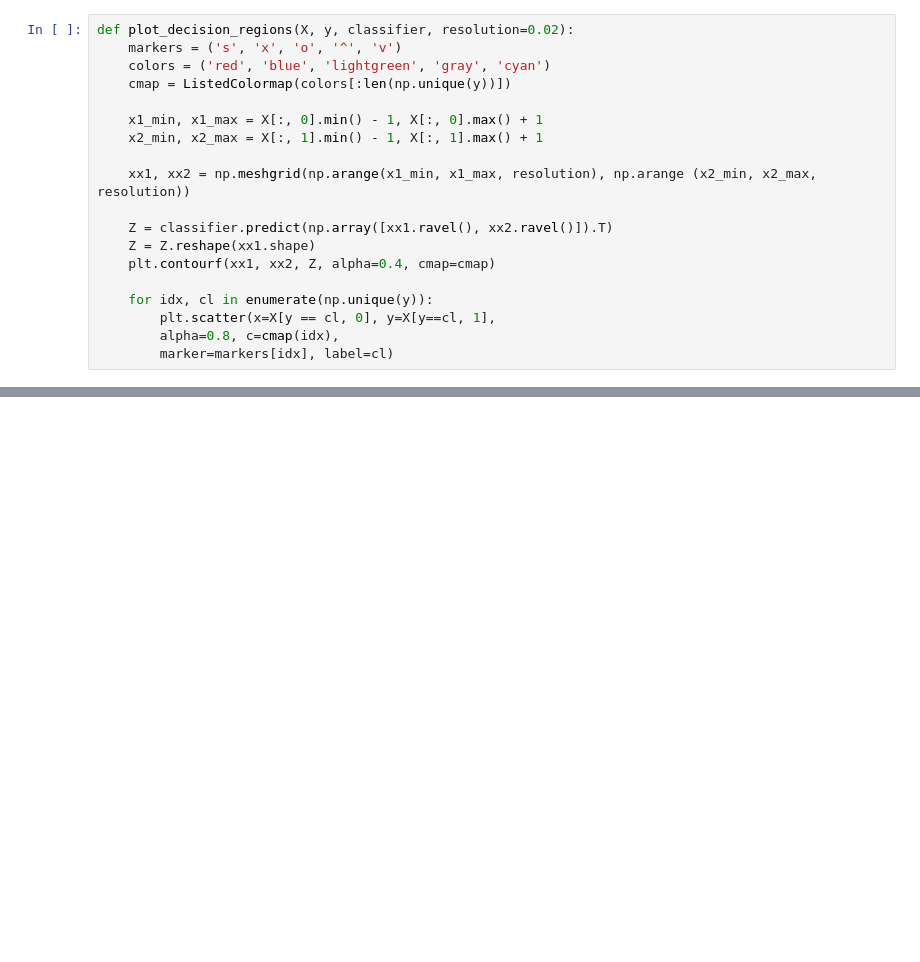
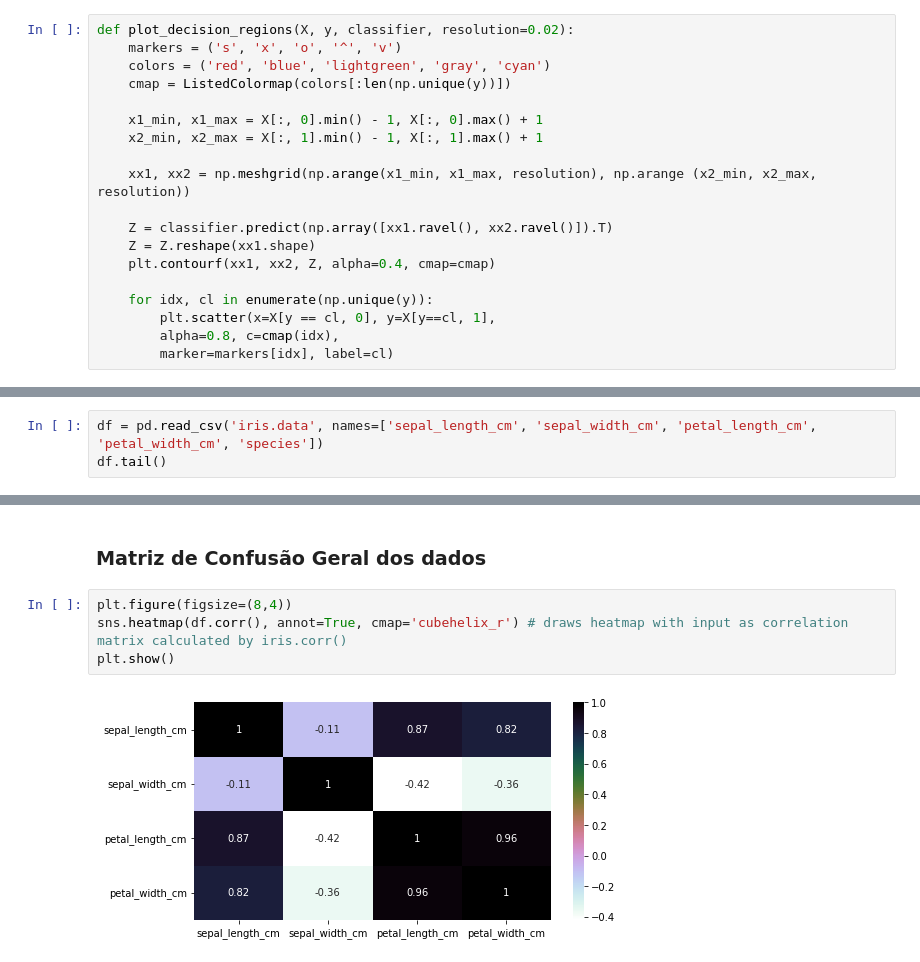
Before and after one commit to josuelopes512/Rede-Neurais-Simples, a Jupyter notebook: perceptron.ipynb, the cells around one changed output, grey strips where cells are left out. Saved outputs shown, nothing was run; the diff lists cells and outputs as text; blank space fills up the shorter version.

```diff
--- a/perceptron.ipynb
+++ b/perceptron.ipynb
@@ -164,0 +113,3 @@ plt.show()
+# %%
+df = pd.read_csv('iris.data', names=['sepal_length_cm', 'sepal_width_cm', 'petal_length_cm', 'petal_width_cm', 'species'])
+df.tail()
@@ -164,0 +123,8 @@ plt.show()
+# %% [markdown]
+### Matriz de Confusão Geral dos dados
+# %%
+plt.figure(figsize=(8,4))
+sns.heatmap(df.corr(), annot=True, cmap='cubehelix_r') # draws heatmap with input as correlation matrix calculated by iris.corr()
+plt.show()
+# %% [output]
+[figure, added]
```
Also changed, not shown: parts of 42 cells of this notebook, 2 other files.
